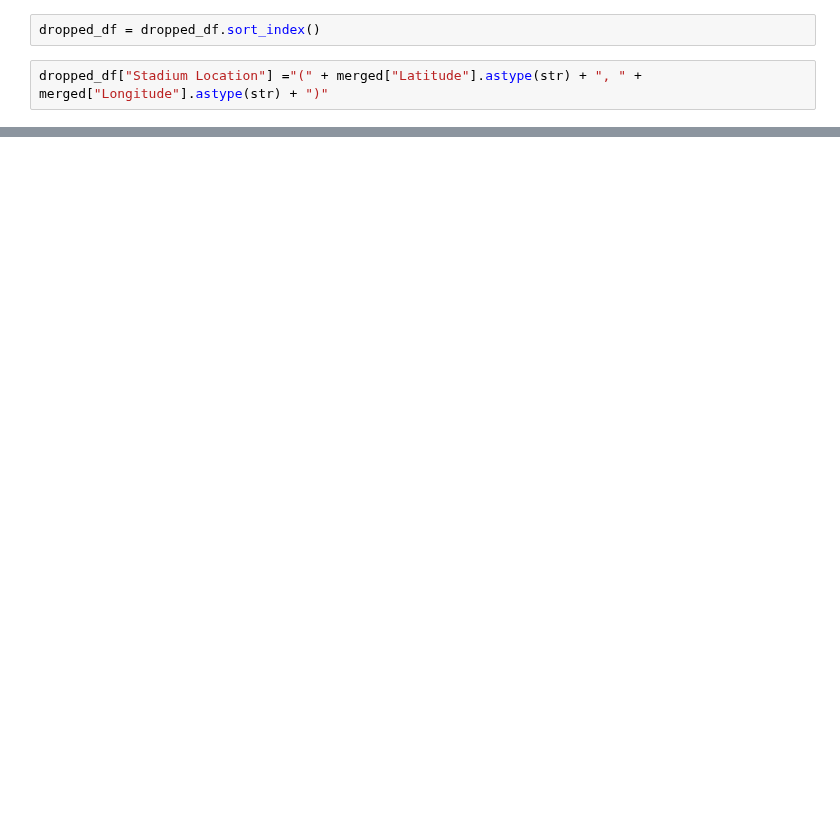
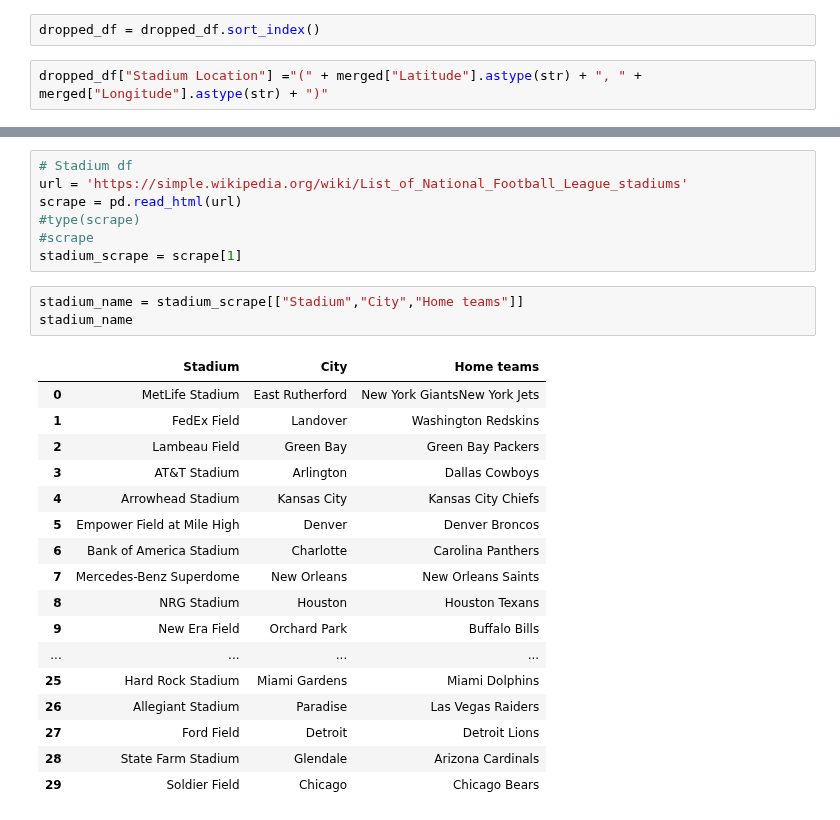
Before and after one commit to ybgandhi/Kickstart_Project, a Jupyter notebook: Dataset.ipynb, the cells around one changed output, grey strips where cells are left out. Saved outputs shown, nothing was run; the diff lists cells and outputs as text; blank space fills up the shorter version.

```diff
--- a/Dataset.ipynb
+++ b/Dataset.ipynb
@@ -360,0 +302,28 @@ stadium
+# %%
+# Stadium df
+url = 'https://simple.wikipedia.org/wiki/List_of_National_Football_League_stadiums'
+scrape = pd.read_html(url)
+#type(scrape)
+#scrape
+stadium_scrape = scrape[1]
+# %%
+stadium_name = stadium_scrape[["Stadium","City","Home teams"]]
+stadium_name
+# %% [output]
+|  | Stadium | City | Home teams |
+| 0 | MetLife Stadium | East Rutherford | New York GiantsNew York Jets |
+| 1 | FedEx Field | Landover | Washington Redskins |
+| 2 | Lambeau Field | Green Bay | Green Bay Packers |
+| 3 | AT&T Stadium | Arlington | Dallas Cowboys |
+| 4 | Arrowhead Stadium | Kansas City | Kansas City Chiefs |
+| 5 | Empower Field at Mile High | Denver | Denver Broncos |
+| 6 | Bank of America Stadium | Charlotte | Carolina Panthers |
+| 7 | Mercedes-Benz Superdome | New Orleans | New Orleans Saints |
+| 8 | NRG Stadium | Houston | Houston Texans |
+| 9 | New Era Field | Orchard Park | Buffalo Bills |
+| ... | ... | ... | ... |
+| 25 | Hard Rock Stadium | Miami Gardens | Miami Dolphins |
+| 26 | Allegiant Stadium | Paradise | Las Vegas Raiders |
+| 27 | Ford Field | Detroit | Detroit Lions |
+| 28 | State Farm Stadium | Glendale | Arizona Cardinals |
+| 29 | Soldier Field | Chicago | Chicago Bears |
```
Also changed, not shown: parts of 20 cells of this notebook.
